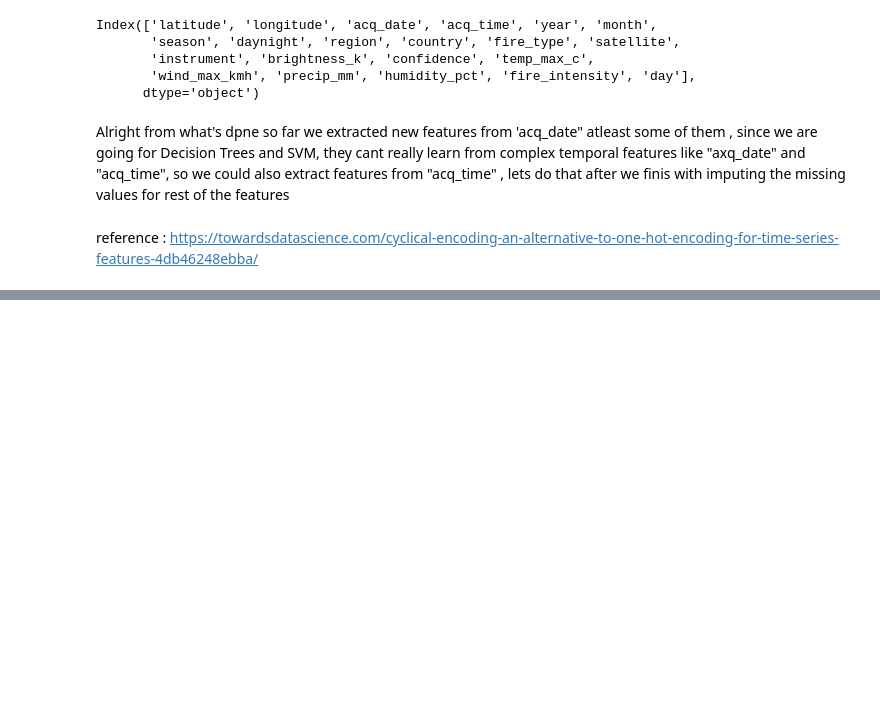
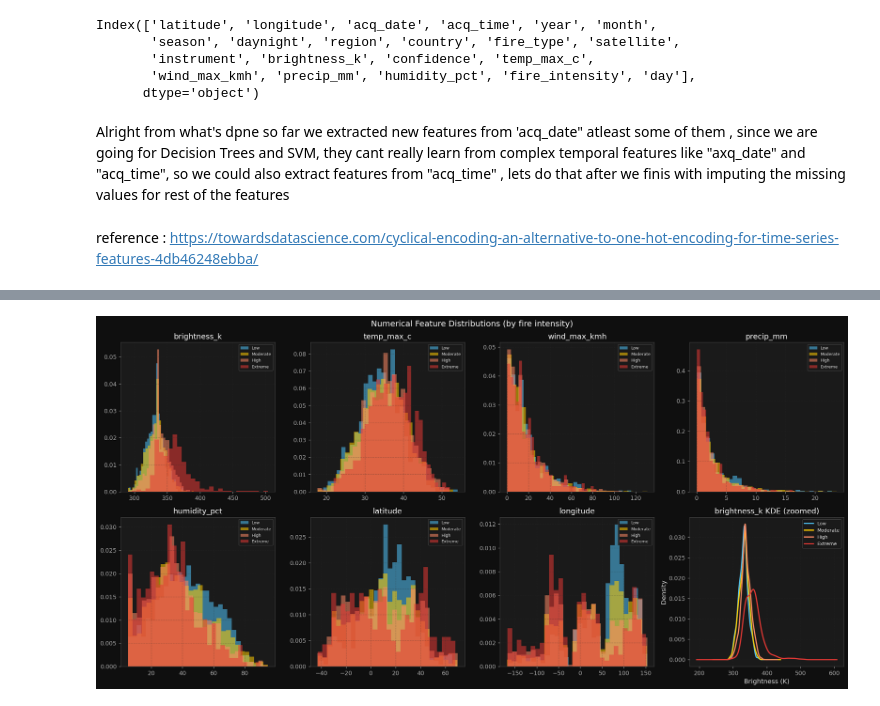
Before and after one commit to Anirudh-red11/Assignment-2-ComML, a Jupyter notebook: dataprep.ipynb, the cells around one changed output, grey strips where cells are left out. Cells and saved outputs as stored; diff of their text form; code cells hidden in the pictures; blank space fills up the shorter version.

```diff
--- a/dataprep.ipynb
+++ b/dataprep.ipynb
@@ -231,0 +376,32 @@ reference : https://towardsdatascience.com/cyclical-encoding-an-alternative-to-o
+# %%
+num_cols = ['brightness_k', 'temp_max_c', 'wind_max_kmh',
+            'precip_mm', 'humidity_pct', 'latitude', 'longitude']
+
+fig, axes = plt.subplots(2, 4, figsize=(18, 9))
+fig.suptitle('Numerical Feature Distributions (by fire intensity)', fontsize=14, color='white')
+axes = axes.flatten()
+
+for i, col in enumerate(num_cols):
+    for cls in TARGET_ORDER:
+        subset = df[df['fire_intensity'] == cls][col].dropna()
+        axes[i].hist(subset, bins=30, alpha=0.55, color=FIRE_COLORS[cls],
+                     label=cls, density=True)
+    axes[i].set_title(col)
+    axes[i].set_xlabel('')
+    axes[i].legend(fontsize=7, loc='upper right')
+    axes[i].grid(True, alpha=0.3)
+
+# Most discriminative panel
+ax = axes[7]
+for cls in TARGET_ORDER:
+    subset = df[df['fire_intensity'] == cls]['brightness_k'].dropna()
+    subset.plot.kde(ax=ax, color=FIRE_COLORS[cls], label=cls, linewidth=2)
+ax.set_title('brightness_k KDE (zoomed)')
+ax.set_xlabel('Brightness (K)')
+ax.legend(fontsize=8)
+ax.grid(True, alpha=0.3)
+
+plt.tight_layout()
+plt.show()
+# %% [output]
+[figure, added]
```
Also changed, not shown: parts of 21 cells of this notebook, 1 other file.
